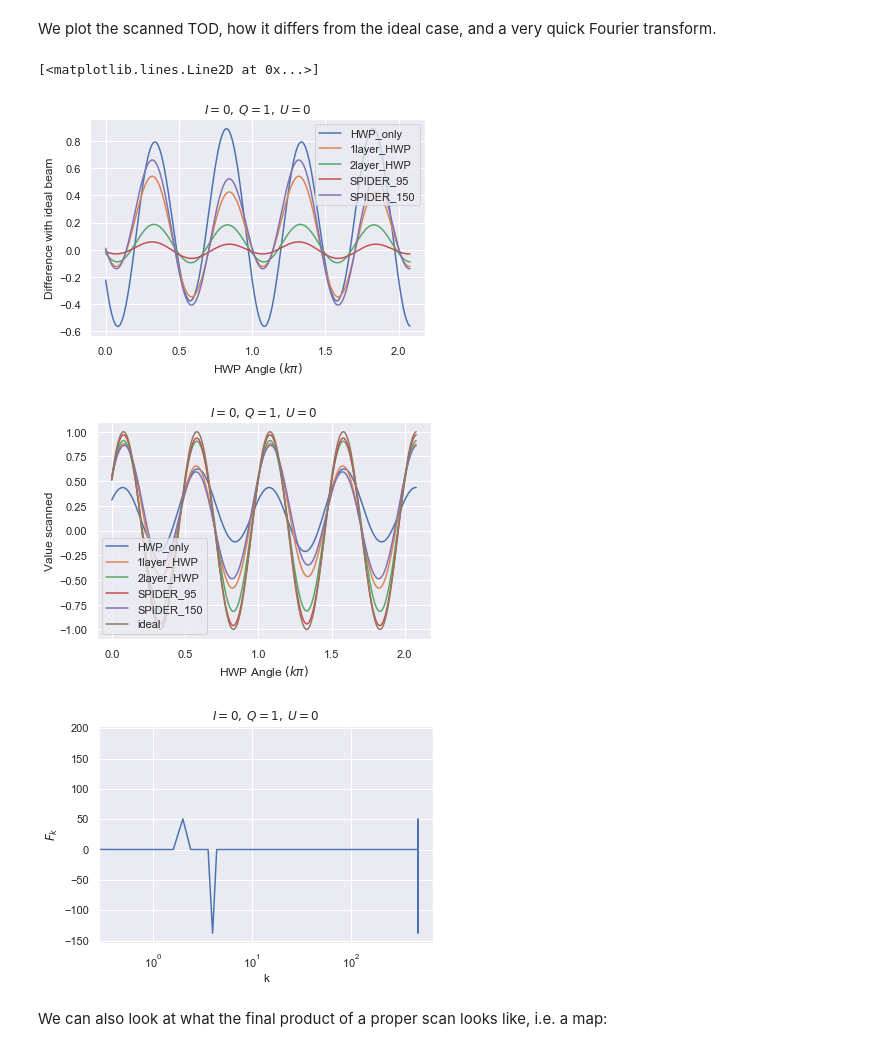
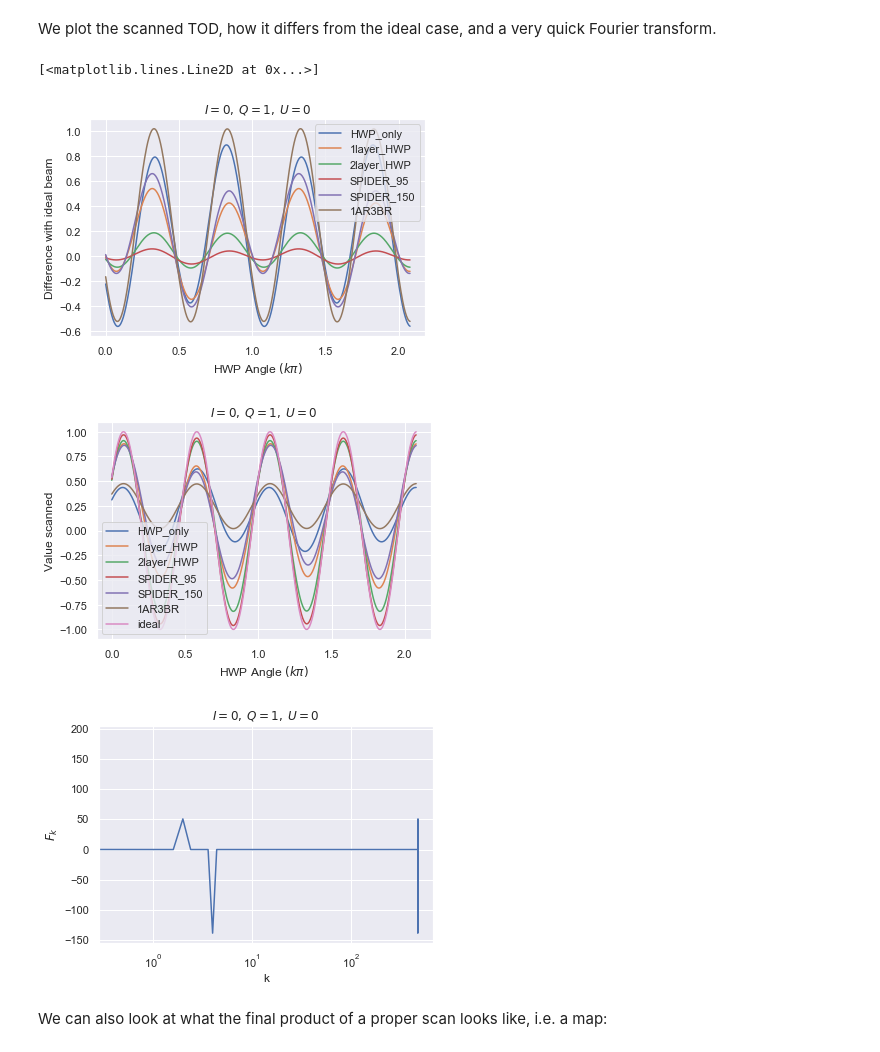
Before and after one commit to AdriJD/beamconv, a Jupyter notebook: notebooks/HWP_Class_tests.ipynb, the cells around one changed output. Saved outputs shown, nothing was run; the diff lists cells and outputs as text; code cells hidden in the pictures.

```diff
--- a/notebooks/HWP_Class_tests.ipynb
+++ b/notebooks/HWP_Class_tests.ipynb
@@ -299,9 +298,9 @@ bideal.scan_instrument_mpi(alm, hwp_status='ideal', **scan_opts)
 # %% [markdown]
 We do the same scan for the non-ideal HWPs, this time setting hwp_status to 'non-ideal' (the default value). We store the time ordered data.
 # %%
-hwp_models = ('HWP_only', '1layer_HWP', '2layer_HWP', 'SPIDER_95', 'SPIDER_150')
+hwp_models = ('HWP_only', '1layer_HWP', '2layer_HWP', 'SPIDER_95', 'SPIDER_150', '1AR3BR')
 freq=95.
-tod_res = np.zeros((5, bideal.tod.size))
+tod_res = np.zeros((6, bideal.tod.size))
 
 for i, hwp_model in enumerate(hwp_models):
     hwp = Beam().hwp()
@@ -325,7 +324,7 @@ for i, hwp_model in enumerate(hwp_models):
     bnideal.create_focal_plane(nrow=1, ncol=1, fov=3, no_pairs=True,**beam_opts)
 
     # Scan
-    bnideal.scan_instrument_mpi(alm, hwp_status='non-ideal', **scan_opts)
+    bnideal.scan_instrument_mpi(alm, hwp_status='non-ideal', muell_mat_model='simple', **scan_opts)
     tod_res[i,:] = bnideal.tod
 # %% [markdown]
 We plot the scanned TOD, how it differs from the ideal case, and a very quick Fourier transform.
@@ -336,35 +335,38 @@ plt.plot(np.arange(500)*fhwp_rot/fsamp *2 ,tod_res[0,:500]-bideal.tod[:500])
 plt.plot(np.arange(500)*fhwp_rot/fsamp *2 ,tod_res[1,:500]-bideal.tod[:500])
 plt.plot(np.arange(500)*fhwp_rot/fsamp *2 ,tod_res[2,:500]-bideal.tod[:500])
 plt.plot(np.arange(500)*fhwp_rot/fsamp *2 ,tod_res[3,:500]-bideal.tod[:500])
 plt.plot(np.arange(500)*fhwp_rot/fsamp *2 ,tod_res[4,:500]-bideal.tod[:500])
+plt.plot(np.arange(500)*fhwp_rot/fsamp *2 ,tod_res[5,:500]-bideal.tod[:500])
 plt.xlabel(r'HWP Angle $( k\pi)$')
 plt.ylabel('Difference with ideal beam')
 #plt.ylabel('Difference with ideal hwp for Spider 150 hwp')
 plt.legend(hwp_models)
 
 plt.figure(2)
 plt.title(r'$I=0,\:Q=1,\:U=0$')
 plt.plot(np.arange(500)*fhwp_rot/fsamp *2 ,tod_res[0,:500])
 plt.plot(np.arange(500)*fhwp_rot/fsamp *2 ,tod_res[1,:500])
 plt.plot(np.arange(500)*fhwp_rot/fsamp *2 ,tod_res[2,:500])
 plt.plot(np.arange(500)*fhwp_rot/fsamp *2 ,tod_res[3,:500])
 plt.plot(np.arange(500)*fhwp_rot/fsamp *2 , tod_res[4,:500])
+plt.plot(np.arange(500)*fhwp_rot/fsamp *2 , tod_res[5,:500])
 plt.plot(np.arange(500)*fhwp_rot/fsamp *2 , bideal.tod[:500])
+
 plt.xlabel(r'HWP Angle $(k\pi)$')
 plt.ylabel('Value scanned')
 plt.legend(hwp_models+('ideal',))
 #plt.legend(('SPIDER_150','ideal'))
 
 plt.figure(3)
 plt.title(r'$I=0,\:Q=1,\:U=0$')
 xf = np.linspace(0.0, 1.0/(fhwp_rot/fsamp), bideal.tod.size)
 plt.xlabel('k')
 plt.ylabel(r'$F_k$')
 plt.semilogx(xf, fft(tod_res[4,:]-bideal.tod))
 # %% [output]
 [<matplotlib.lines.Line2D at 0x...>]
-[figure, old version]
+[figure, new version]
-[figure, old version]
+[figure, new version]
 [figure]
 # %% [markdown]
 We can also look at what the final product of a proper scan looks like, i.e. a map:
```
Also changed, not shown: parts of 4 cells of this notebook, 1 other file.
